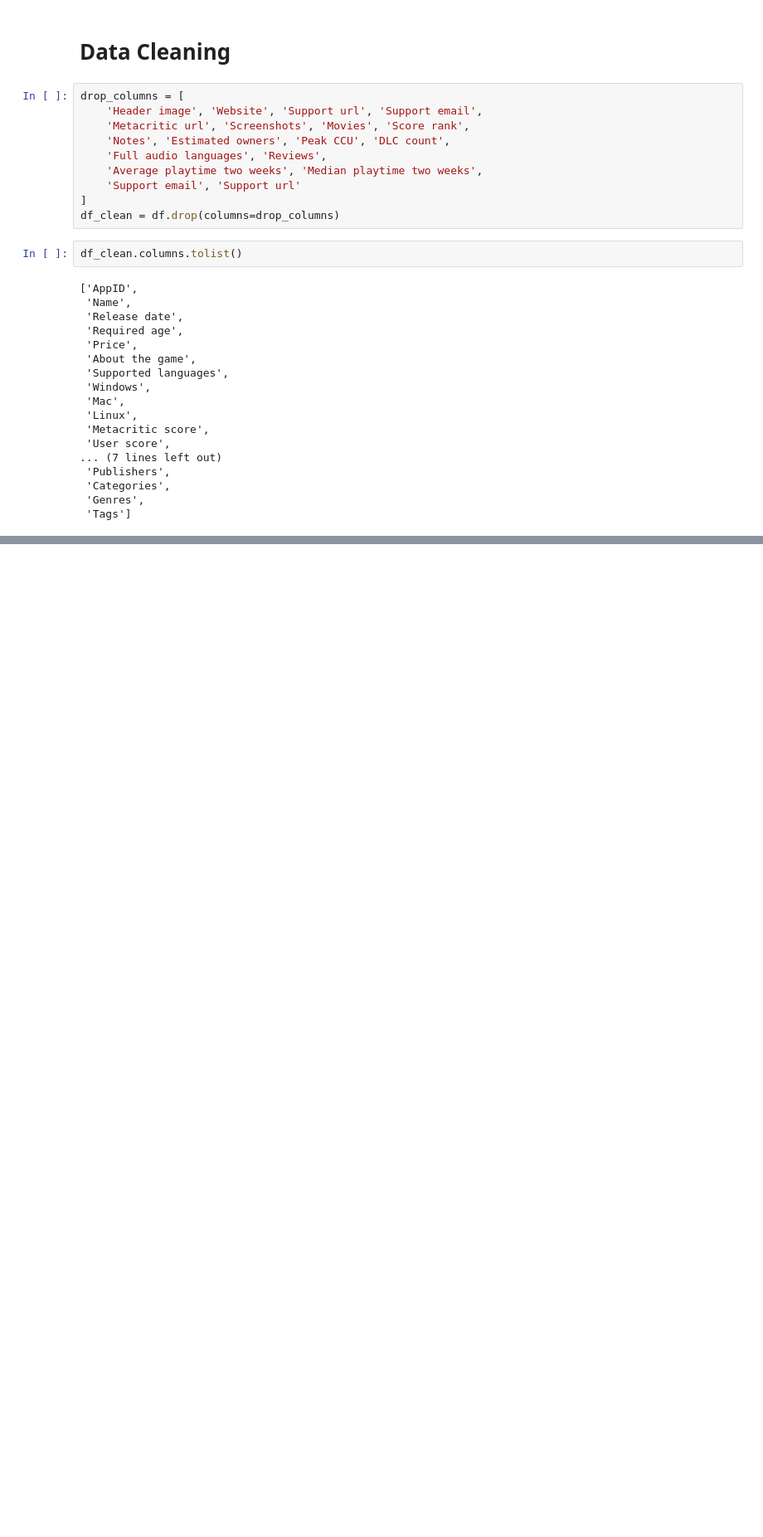
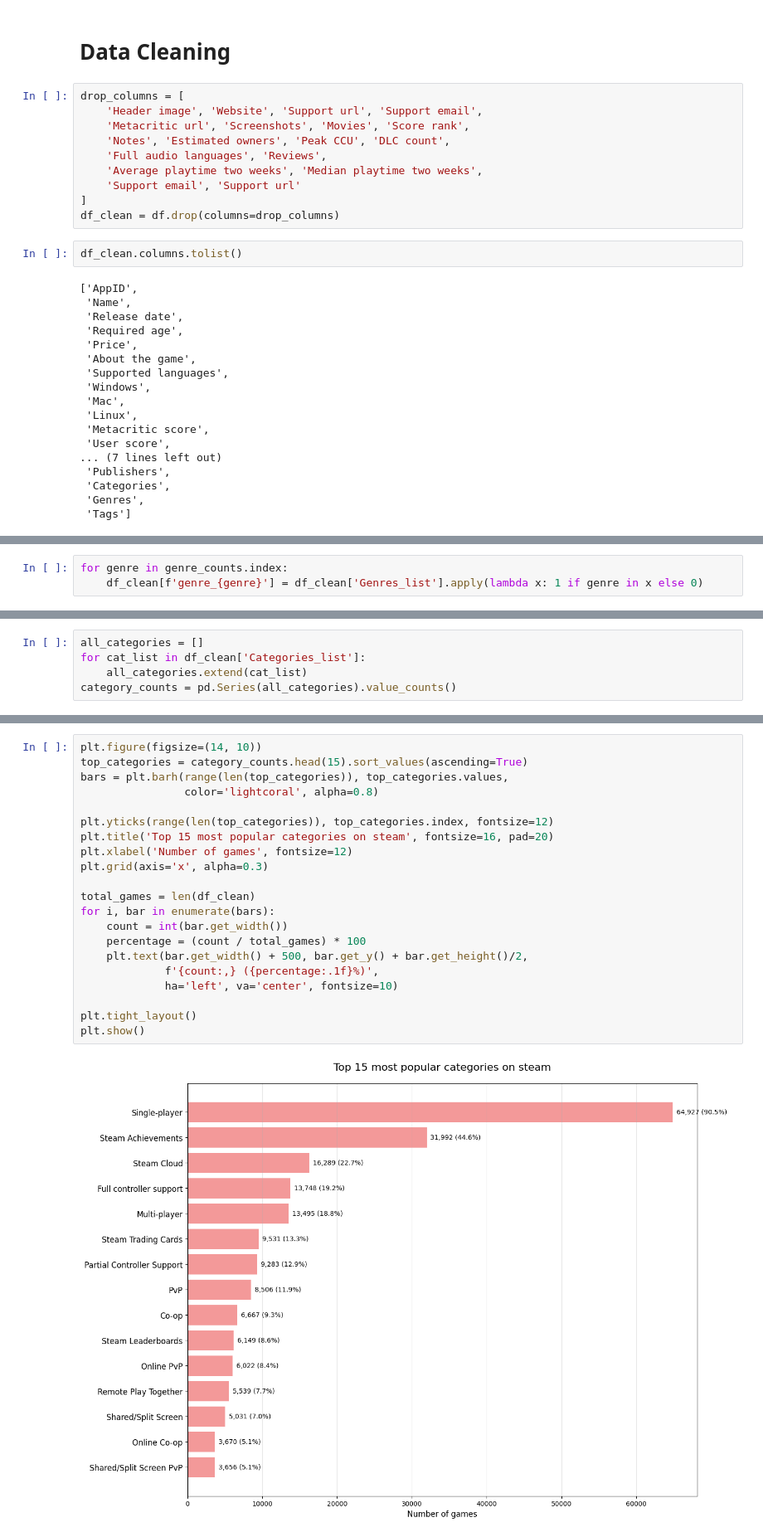
Before and after one commit to himynameisartem/Game_Style_Matcher, a Jupyter notebook: game_style_matcher.ipynb, the cells around one changed output, grey strips where cells are left out. Shown at 83% size. Cells and saved outputs as stored; diff of their text form; blank space fills up the shorter version.

```diff
--- a/game_style_matcher.ipynb
+++ b/game_style_matcher.ipynb
@@ -59,0 +198,3 @@ df_clean.columns.tolist()
+# %%
+for genre in genre_counts.index:
+    df_clean[f'genre_{genre}'] = df_clean['Genres_list'].apply(lambda x: 1 if genre in x else 0)
@@ -59,0 +213,5 @@ df_clean.columns.tolist()
+# %%
+all_categories = []
+for cat_list in df_clean['Categories_list']:
+    all_categories.extend(cat_list)
+category_counts = pd.Series(all_categories).value_counts()
@@ -59,0 +239,23 @@ df_clean.columns.tolist()
+# %%
+plt.figure(figsize=(14, 10))
+top_categories = category_counts.head(15).sort_values(ascending=True)
+bars = plt.barh(range(len(top_categories)), top_categories.values,
+                color='lightcoral', alpha=0.8)
+
+plt.yticks(range(len(top_categories)), top_categories.index, fontsize=12)
+plt.title('Top 15 most popular categories on steam', fontsize=16, pad=20)
+plt.xlabel('Number of games', fontsize=12)
+plt.grid(axis='x', alpha=0.3)
+
+total_games = len(df_clean)
+for i, bar in enumerate(bars):
+    count = int(bar.get_width())
+    percentage = (count / total_games) * 100
+    plt.text(bar.get_width() + 500, bar.get_y() + bar.get_height()/2,
+             f'{count:,} ({percentage:.1f}%)',
+             ha='left', va='center', fontsize=10)
+
+plt.tight_layout()
+plt.show()
+# %% [output]
+[figure, added]
```
Also changed, not shown: parts of 29 cells of this notebook.
